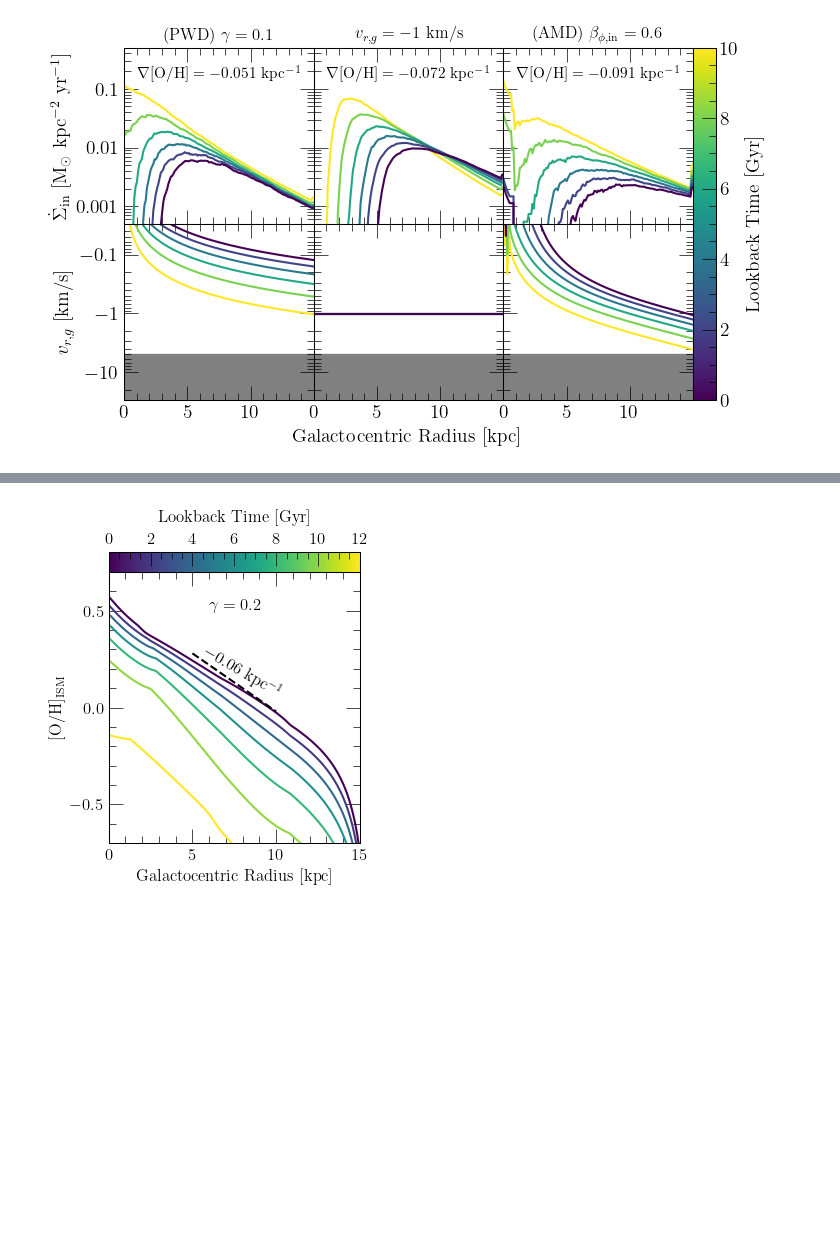
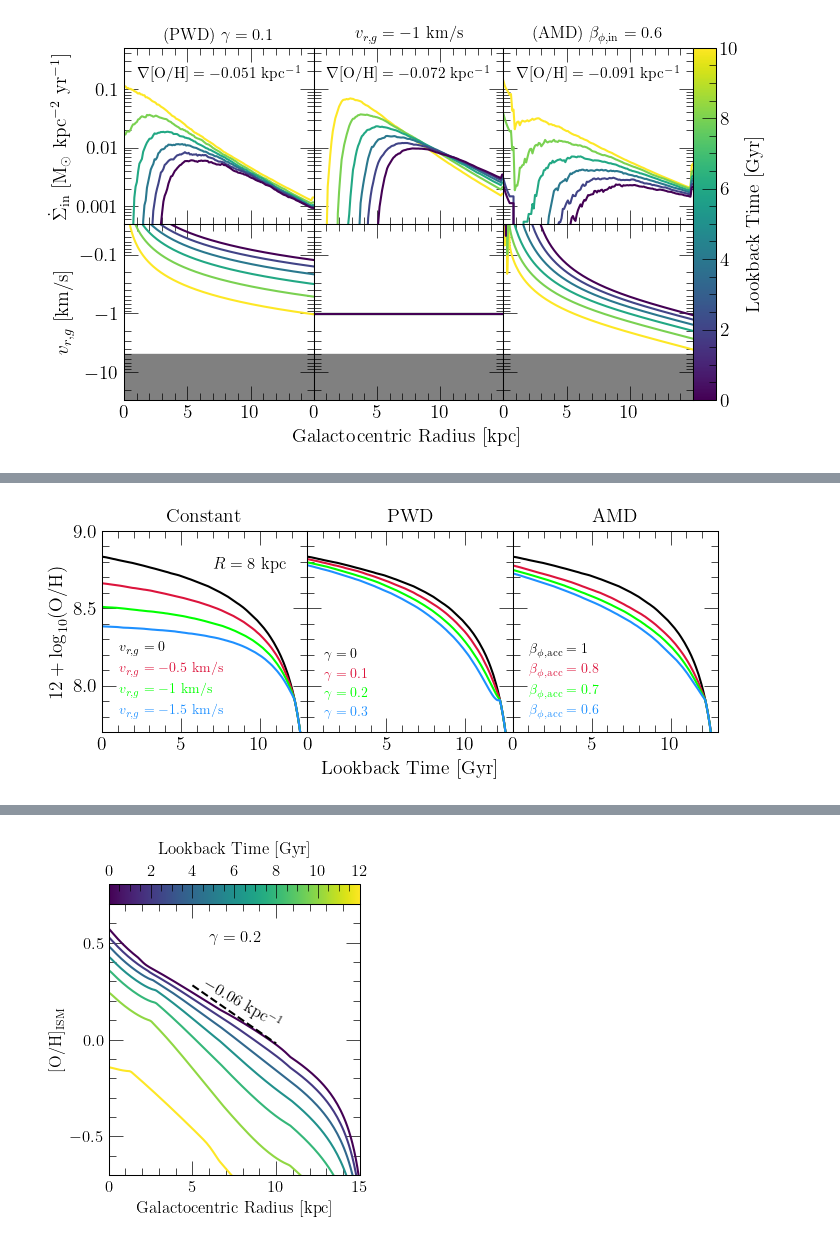
Before and after one commit to giganano/radial-flows, a Jupyter notebook: notebooks/evol.ipynb, the cells around one changed output, grey strips where cells are left out. Saved outputs shown, nothing was run; the diff lists cells and outputs as text; code cells hidden in the pictures; blank space fills up the shorter version.

```diff
--- a/notebooks/evol.ipynb
+++ b/notebooks/evol.ipynb
@@ -582,0 +584,81 @@ plt.show()
+# %%
+outputs = [
+    "../outputs/constant/vgas-0",
+    "../outputs/constant/vgas-0p5",
+    "../outputs/constant/vgas-1",
+    "../outputs/constant/vgas-1p5",
+    "../outputs/potential-well-deepening/gamma0p1",
+    "../outputs/potential-well-deepening/gamma0p2",
+    "../outputs/potential-well-deepening/gamma0p3",
+    "../outputs/angular-momentum-dilution/betaphiin0p8",
+    "../outputs/angular-momentum-dilution/betaphiin0p7",
+    "../outputs/angular-momentum-dilution/betaphiin0p6"
+]
+outputs = [vice.output(name) for name in outputs]
+# %%
+TITLES = [r"Constant", r"PWD", r"AMD"]
+COLORS = ["crimson", "lime", "dodgerblue"]
+LABELS = [
+    [r"$v_{r,g} = 0$", r"$\gamma = 0$", r"$\beta_{\phi,\text{acc}} = 1$"],
+    r"$v_{r,g} = -0.5$ km/s",
+    r"$v_{r,g} = -1$ km/s",
+    r"$v_{r,g} = -1.5$ km/s",
+    r"$\gamma = 0.1$",
+    r"$\gamma = 0.2$",
+    r"$\gamma = 0.3$",
+    r"$\beta_{\phi,\text{acc}} = 0.8$",
+    r"$\beta_{\phi,\text{acc}} = 0.7$",
+    r"$\beta_{\phi,\text{acc}} = 0.6$"
+]
+
+fig = plt.figure(figsize = (7, 3))
+axes = []
+for i in range(3):
+    axes.append(fig.add_subplot(131 + i))
+    axes[i].set_title(TITLES[i])
+    axes[i].set_xlim([0, 13])
+    axes[i].set_xticks([0, 5, 10])
+    axes[i].set_ylim([7.7, 9.0])
+    if i:
+        plt.setp(axes[i].get_yticklabels(), visible = False)
+    else:
+        axes[i].set_ylabel(r"$12 + \log_{10}(\text{O/H})$")
+    if i == 1: axes[i].set_xlabel(r"Lookback Time [Gyr]")
+axes[0].text(7, 8.75, r"$R = 8$ kpc", fontsize = 12)
+
+def plot_time_enrichment(ax, output, radius = 8, zone_width = 0.1, **kwargs):
+    zone = int(radius / zone_width)
+    zone = output.zones["zone%d" % (zone)]
+    lookback = zone.history["lookback"]
+    oh = oh_to_12pluslog(zone.history["[o/h]"])
+    ax.plot(lookback, oh, **kwargs)
+
+for i in range(len(axes)): plot_time_enrichment(axes[i], outputs[0], c = named_colors()["black"], label = LABELS[0][i])
+for i in range(1, len(outputs)):
+    kwargs = {
+        "c": named_colors()[COLORS[(i - 1) % 3]],
+        "label": LABELS[i]
+    }
+    plot_time_enrichment(axes[(i - 1) // 3], outputs[i], **kwargs)
+
+for ax in axes:
+    kwargs = {
+        "loc": mpl_loc("lower left"),
+        "ncol": 1,
+        "handlelength": 0,
+        "fontsize": 10,
+        "columnspacing": 0.5
+    }
+    leg = ax.legend(**kwargs)
+    fancy_legend(leg, ["black"] + COLORS)
+
+
+plt.tight_layout()
+plt.subplots_adjust(wspace = 0)
+for ext in ["pdf", "jpeg"]:
+    kwargs = {}
+    if ext == "jpeg": kwargs["dpi"] = 200
+    plt.savefig("./evol/oh-timeevol-rsun-scenariocomp.%s" % (ext), **kwargs)
+plt.show()
+# %% [output]
+[figure, added]
```
Also changed, not shown: parts of 3 cells of this notebook, 21 other files.
